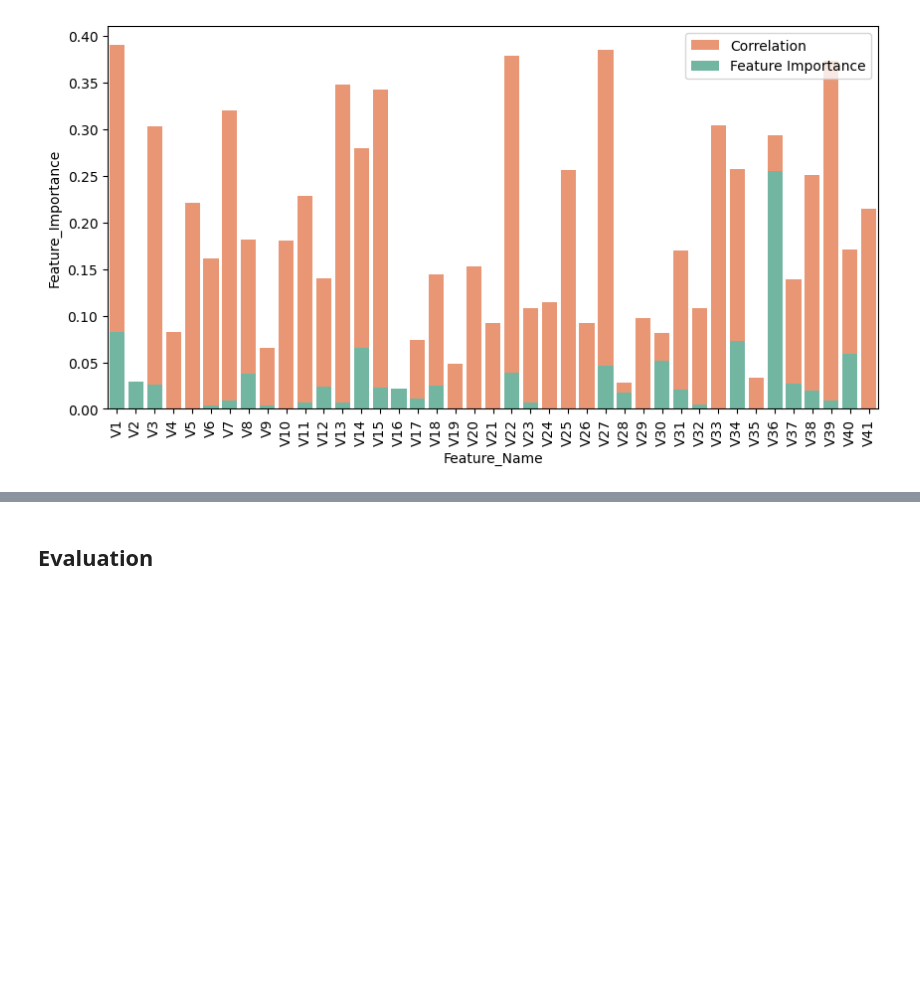
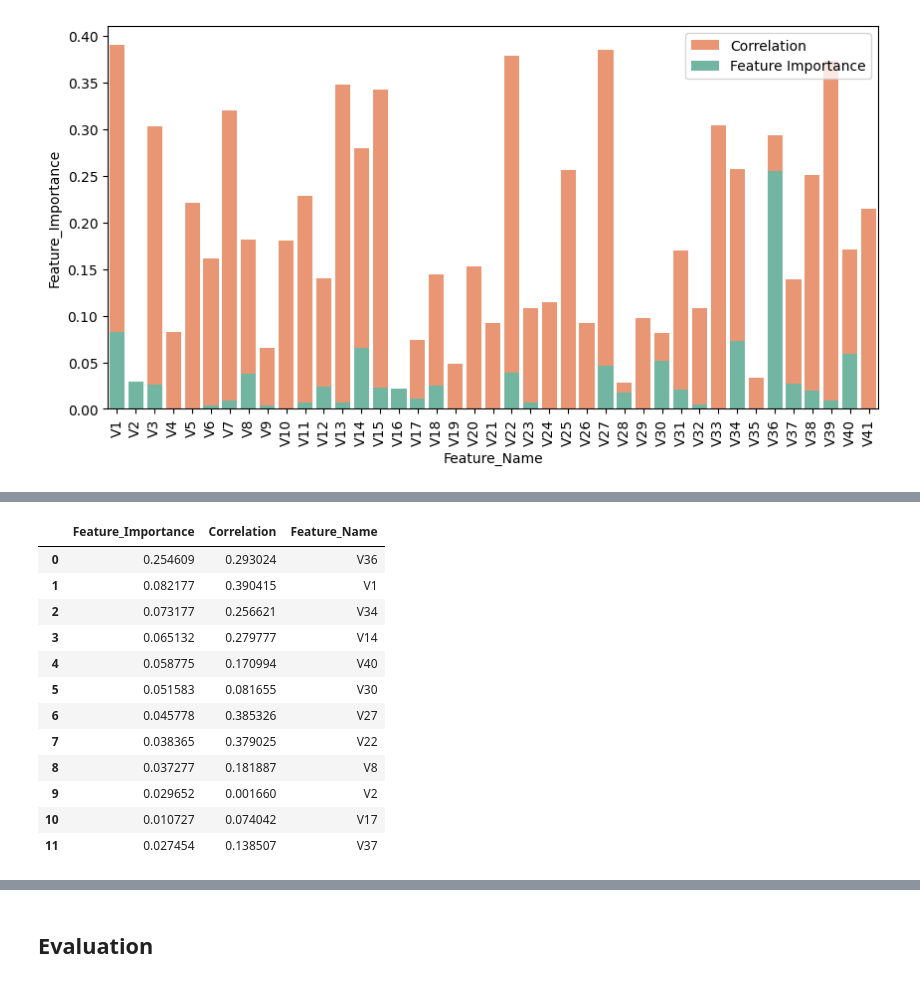
Before and after one commit to al-pi314/inteligent_systems, a Jupyter notebook: seminar_2/seminar.ipynb, the cells around one changed output, grey strips where cells are left out. Cells and saved outputs as stored; diff of their text form; code cells hidden in the pictures; blank space fills up the shorter version.

```diff
--- a/seminar_2/seminar.ipynb
+++ b/seminar_2/seminar.ipynb
@@ -173,3 +154,10 @@ plt.legend()
 # %% [output]
 <matplotlib.legend.Legend at 0x...>
 [figure]
+# %%
+correlation_matrix = train_df.drop(["Index", "Class"], axis=1).corr()
+# %%
+N_best = 10
+
+most_important = display_df.sort_values(by="Feature_Importance", ascending=False).head(N_best)
+most_important
@@ -175,0 +176,34 @@ plt.legend()
+# %%
+def add_non_linearly_dependent_features(most_important, feature_name, threshold=1.05, correlation_th=0.85):
+    feature_data = most_important[most_important["Feature_Name"] == feature_name].iloc[0]
+    coeficient = feature_data["Correlation"] / feature_data["Feature_Importance"]
+    if coeficient < threshold:
+        strongest_correlation = correlation_matrix[feature_name].sort_values(ascending=False).head(2).iloc[1]
+        correlated_features = correlation_matrix[feature_name][correlation_matrix[feature_name] > correlation_th * strongest_correlation].index
+
+        for correlated_feature in correlated_features:
+            if correlated_feature == feature_name:
+                continue
+            if correlated_feature not in most_important["Feature_Name"].values:
+                most_important = pd.concat([most_important, display_df[display_df["Feature_Name"] == correlated_feature]], ignore_index=True)
+                add_non_linearly_dependent_features(most_important, correlated_feature, threshold)
+    return most_important
+# %%
+for feature in most_important["Feature_Name"].values:
+   most_important = add_non_linearly_dependent_features(most_important, feature)
+# %%
+most_important
+# %% [output]
+|  | Feature_Importance | Correlation | Feature_Name |
+| 0 | 0.254609 | 0.293024 | V36 |
+| 1 | 0.082177 | 0.390415 | V1 |
+| 2 | 0.073177 | 0.256621 | V34 |
+| 3 | 0.065132 | 0.279777 | V14 |
+| 4 | 0.058775 | 0.170994 | V40 |
+| 5 | 0.051583 | 0.081655 | V30 |
+| 6 | 0.045778 | 0.385326 | V27 |
+| 7 | 0.038365 | 0.379025 | V22 |
+| 8 | 0.037277 | 0.181887 | V8 |
+| 9 | 0.029652 | 0.001660 | V2 |
+| 10 | 0.010727 | 0.074042 | V17 |
+| 11 | 0.027454 | 0.138507 | V37 |
```
Also changed, not shown: parts of 16 cells of this notebook, 5 other files.
